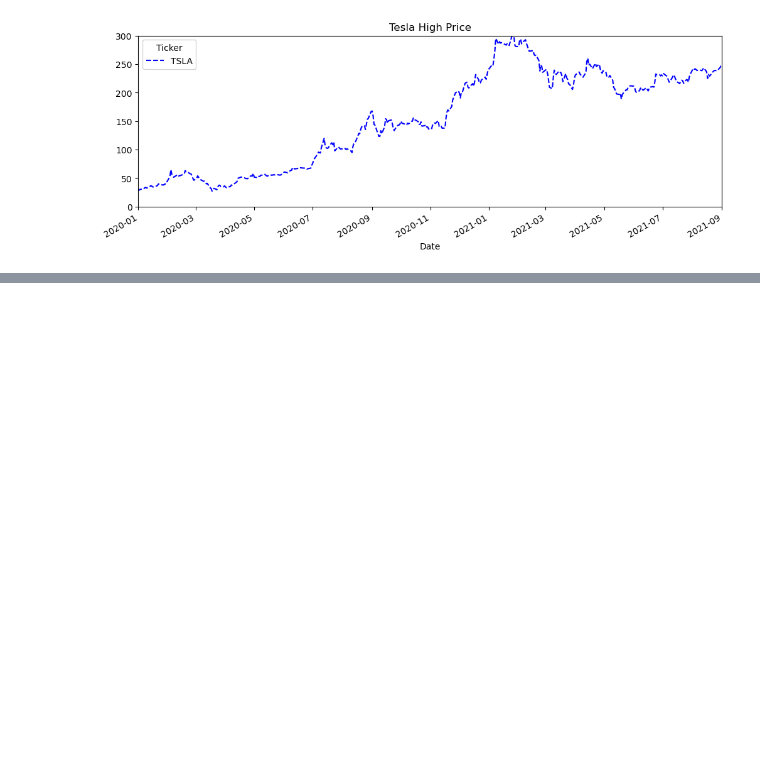
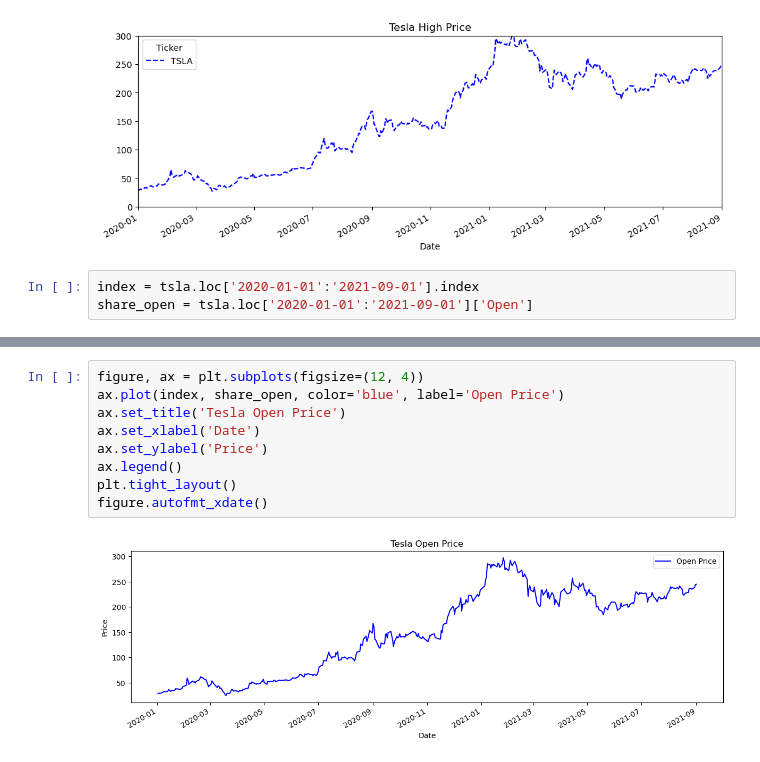
Before and after one commit to Malinda1/Time_series_analysis, a Jupyter notebook: Time_series_analysis.ipynb, the cells around one changed output, grey strips where cells are left out. Saved outputs shown, nothing was run; the diff lists cells and outputs as text; blank space fills up the shorter version.

Commit message:
Plotted index as date and share_open price

```diff
--- a/Time_series_analysis.ipynb
+++ b/Time_series_analysis.ipynb
@@ -70,3 +70,6 @@ tsla['High'].plot(figsize=(12, 4), title='Tesla High Price', color='blue', xlim=
 # %% [output]
 <Axes: title={'center': 'Tesla High Price'}, xlabel='Date'>
 [figure]
+# %%
+index = tsla.loc['2020-01-01':'2021-09-01'].index
+share_open = tsla.loc['2020-01-01':'2021-09-01']['Open']
@@ -72,0 +93,11 @@ tsla['High'].plot(figsize=(12, 4), title='Tesla High Price', color='blue', xlim=
+# %%
+figure, ax = plt.subplots(figsize=(12, 4))
+ax.plot(index, share_open, color='blue', label='Open Price')
+ax.set_title('Tesla Open Price')
+ax.set_xlabel('Date')
+ax.set_ylabel('Price')
+ax.legend()
+plt.tight_layout()
+figure.autofmt_xdate()
+# %% [output]
+[figure, added]
```
Also changed, not shown: parts of 1 cell of this notebook.
